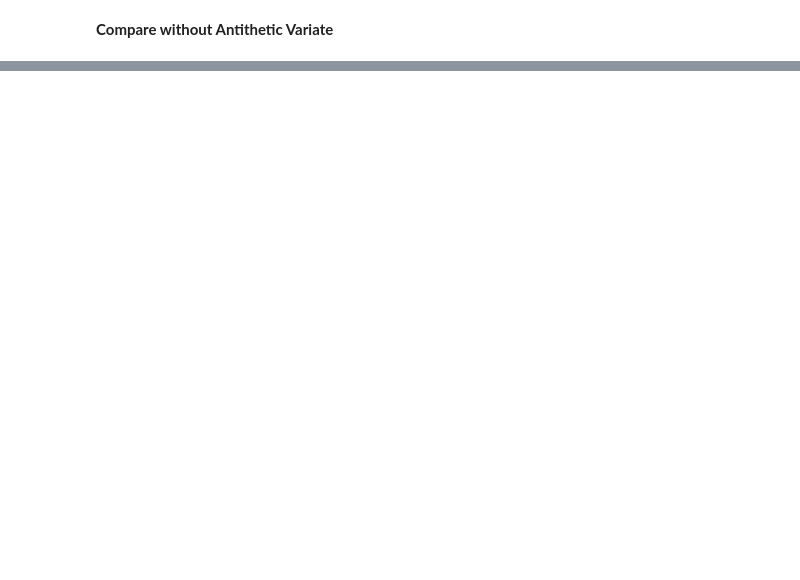
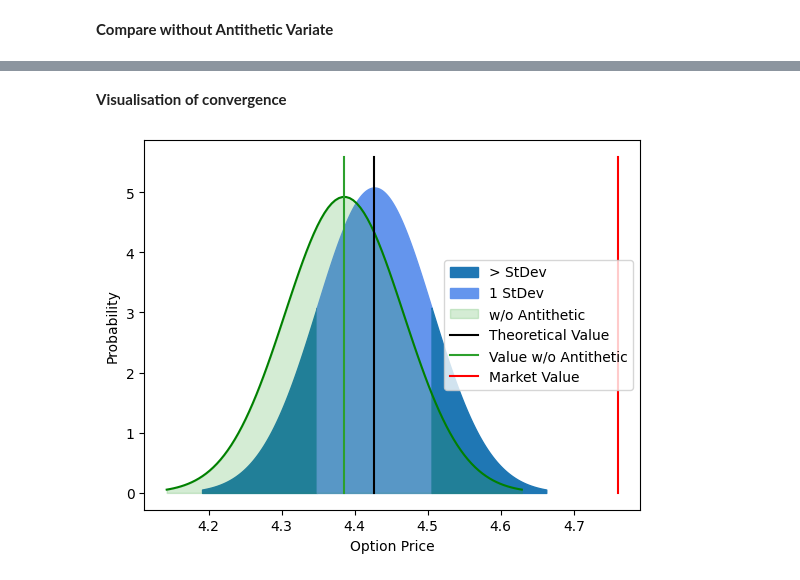
Before and after one commit to AleksandrMorozov123/Financial-modelling-in-Python-and-R, a Jupyter notebook: quant-finance-in-python.ipynb, the cells around one changed output, grey strips where cells are left out. Drawn from its saved outputs; the diff is of its cells as text; code cells hidden in the pictures; blank space fills up the shorter version.

```diff
--- a/quant-finance-in-python.ipynb
+++ b/quant-finance-in-python.ipynb
@@ -249,0 +250,29 @@ Call value is $4.27 with SE +/- 0.08
+# %% [markdown]
+**Visualisation of convergence**
+# %%
+x1 = np.linspace (C0 - 3 * SE, C0 - 1 * SE, 100)
+x2 = np.linspace (C0 - 1 * SE, C0 + 1 * SE, 100)
+x3 = np.linspace (C0 + 1 * SE, C0 + 3 * SE, 100)
+xw = np.linspace (C0w - 3 * SEw, C0w + 3 * SEw, 100)
+
+s1 = stats.norm.pdf (x1, C0, SE)
+s2 = stats.norm.pdf (x2, C0, SE)
+s3 = stats.norm.pdf (x3, C0, SE)
+sw = stats.norm.pdf (xw, C0w, SEw)
+
+plt.fill_between (x1, s1, color = 'tab:blue', label ='> StDev')
+plt.fill_between (x2, s2, color = 'cornflowerblue', label = '1 StDev')
+plt.fill_between (x3, s3, color = 'tab:blue')
+plt.plot (xw, sw, 'g-')
+plt.fill_between (xw, sw, alpha = 0.2, color = 'tab:green', label = 'w/o Antithetic')
+
+plt.plot ([C0, C0], [0, max (s2) * 1.1], 'k', label = 'Theoretical Value')
+plt.plot ([C0w, C0w], [0, max (s2) * 1.1], color = 'tab:green', label = 'Value w/o Antithetic')
+plt.plot ([market_value, market_value], [0, max (s2) * 1.1], 'r', label = 'Market Value')
+
+plt.ylabel ("Probability")
+plt.xlabel ("Option Price")
+plt.legend ()
+plt.show ()
+# %% [output]
+[figure, added]
```
Also changed, not shown: parts of 9 cells of this notebook.
